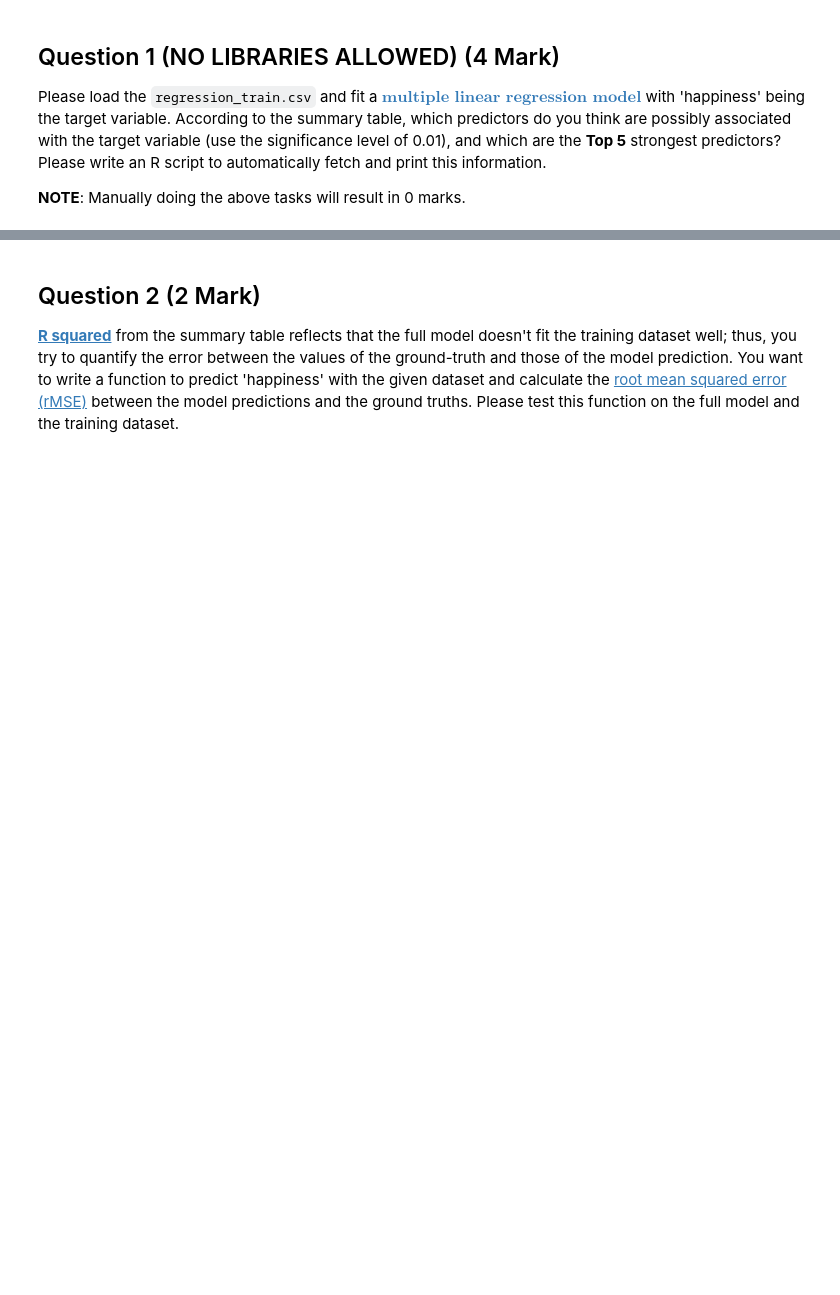
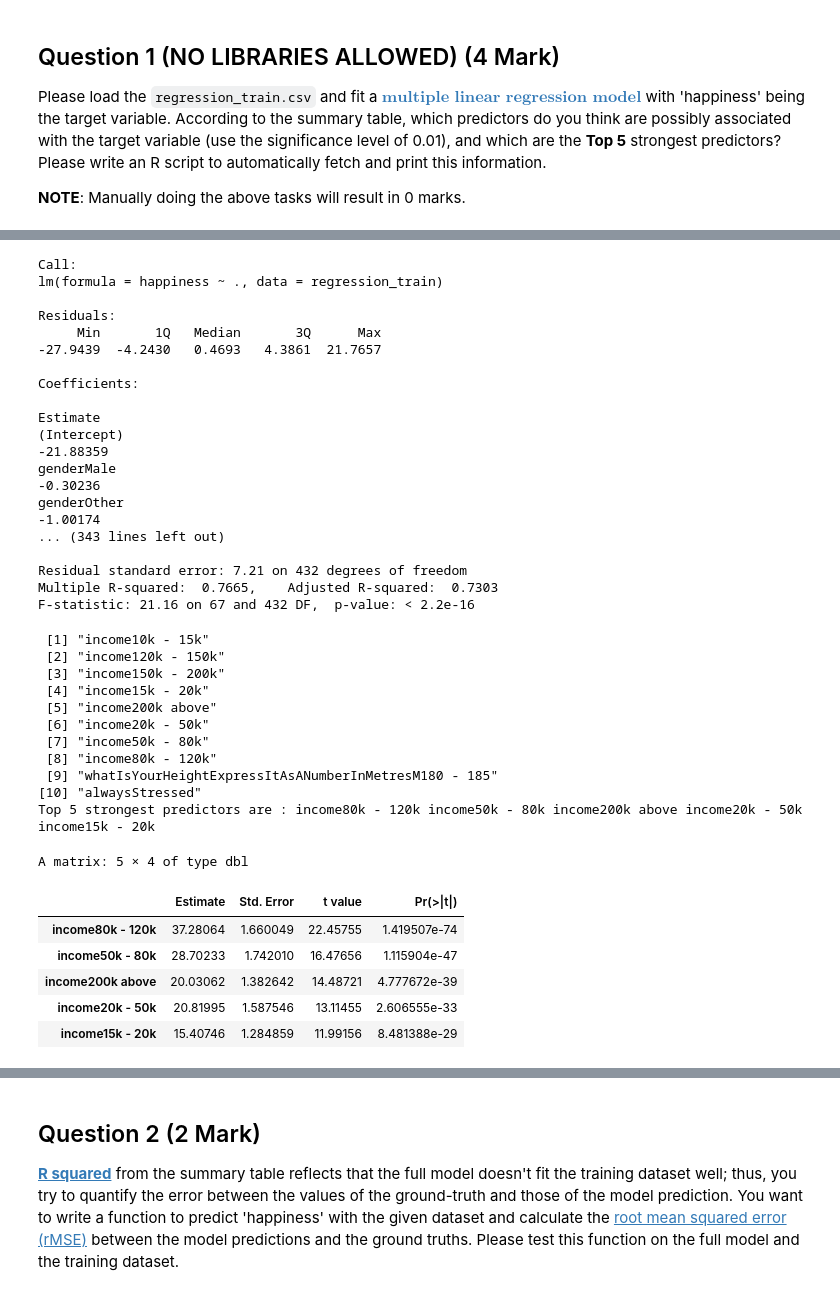
Before and after one commit to zhang-ke-shu/Monash_Project, a Jupyter notebook: 5197_Project/Ass2/FIT5197_FinalAssessment.ipynb, the cells around one changed output, grey strips where cells are left out. Cells and saved outputs as stored; diff of their text form; code cells hidden in the pictures; blank space fills up the shorter version.

```diff
--- a/5197_Project/Ass2/FIT5197_FinalAssessment.ipynb
+++ b/5197_Project/Ass2/FIT5197_FinalAssessment.ipynb
@@ -80,0 +43,57 @@ A matrix: 68 × 4 of type dbl
+# %%
+# ANSWER BLOCK
+
+regression_train <- read.csv("regression_train.csv")
+regression_test <- read.csv("regression_test.csv")
+
+full_model<- lm(happiness ~ ., data = regression_train)
+
+sum_full_model<-summary(full_model)
+sum_full_model
+
+coefficients_table <- sum_full_model$coefficients
+predictors_table <- coefficients_table[rownames(coefficients_table)!= "(Intercept)", , drop = FALSE]
+significent_predictors <- predictors_table[predictors_table[, "Pr(>|t|)"] < 0.01, , drop = FALSE]
+
+print(rownames(significent_predictors))
+
+top5_strongest <- head(predictors_table[order(abs(predictors_table[, "t value"]), decreasing = TRUE), , drop = FALSE],5)
+
+cat("Top 5 strongest predictors are :",rownames(top5_strongest))
+top5_strongest
+# %% [output]
+Call:
+lm(formula = happiness ~ ., data = regression_train)
+
+Residuals:
+     Min       1Q   Median       3Q      Max
+-27.9439  -4.2430   0.4693   4.3861  21.7657
+
+Coefficients:
+                                                                                             Estimate
+(Intercept)                                                                                 -21.88359
+genderMale                                                                                   -0.30236
+genderOther                                                                                  -1.00174
+... (343 lines left out)
+
+Residual standard error: 7.21 on 432 degrees of freedom
+Multiple R-squared:  0.7665,    Adjusted R-squared:  0.7303
+F-statistic: 21.16 on 67 and 432 DF,  p-value: < 2.2e-16
+ [1] "income10k - 15k"
+ [2] "income120k - 150k"
+ [3] "income150k - 200k"
+ [4] "income15k - 20k"
+ [5] "income200k above"
+ [6] "income20k - 50k"
+ [7] "income50k - 80k"
+ [8] "income80k - 120k"
+ [9] "whatIsYourHeightExpressItAsANumberInMetresM180 - 185"
+[10] "alwaysStressed"
+Top 5 strongest predictors are : income80k - 120k income50k - 80k income200k above income20k - 50k income15k - 20k
+A matrix: 5 × 4 of type dbl
+|  | Estimate | Std. Error | t value | Pr(>|t|) |
+| income80k - 120k | 37.28064 | 1.660049 | 22.45755 | 1.419507e-74 |
+| income50k - 80k | 28.70233 | 1.742010 | 16.47656 | 1.115904e-47 |
+| income200k above | 20.03062 | 1.382642 | 14.48721 | 4.777672e-39 |
+| income20k - 50k | 20.81995 | 1.587546 | 13.11455 | 2.606555e-33 |
+| income15k - 20k | 15.40746 | 1.284859 | 11.99156 | 8.481388e-29 |
```
Also changed, not shown: parts of 12 cells of this notebook.
